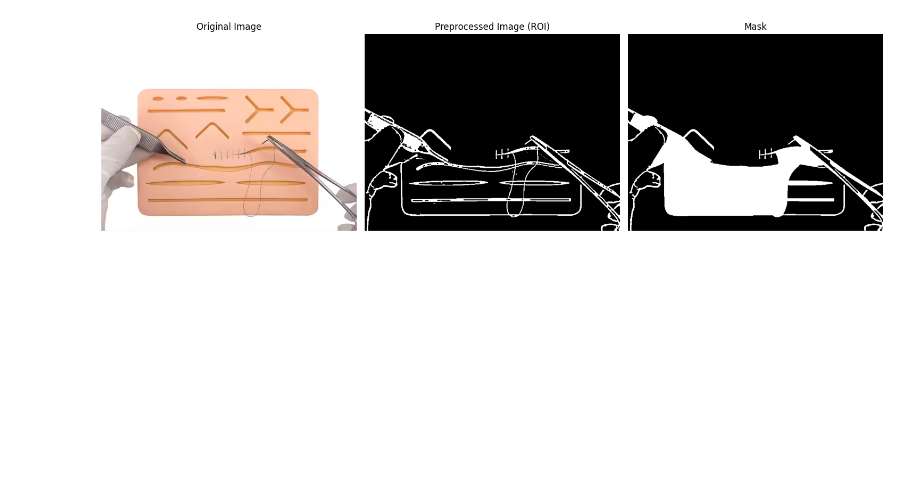
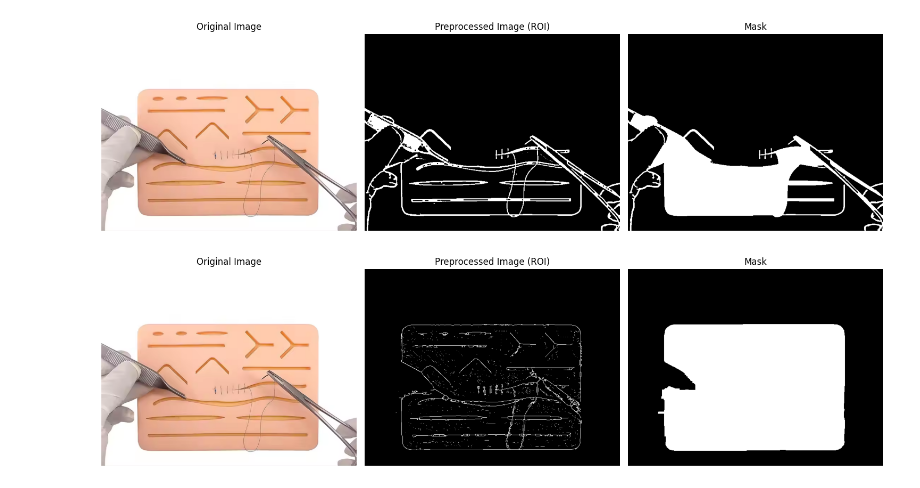
Before and after one commit to marindereggi/DragonHack-2025, a Jupyter notebook: demo.ipynb, the cells around one changed output. Cells and saved outputs as stored; diff of their text form; code cells hidden in the pictures; blank space fills up the shorter version.

Commit message:
Improved image preprocessing

```diff
--- a/demo.ipynb
+++ b/demo.ipynb
@@ -67,3 +139,30 @@ plt.show()
+# %%
+# Display the original image (convert from BGR to RGB for proper display)
+plt.figure(figsize=(15, 5))
+plt.subplot(1, 3, 1)
+plt.imshow(cv2.cvtColor(image, cv2.COLOR_BGR2RGB))
+plt.title('Original Image')
+plt.axis('off')
+
+# Process the image
+roi, mask = enhanced_preprocess_image(image)
+
+# Display the preprocessed result
+plt.subplot(1, 3, 2)
+plt.imshow(roi, cmap='gray')
+plt.title('Preprocessed Image (ROI)')
+plt.axis('off')
+
+# Display the mask
+plt.subplot(1, 3, 3)
+plt.imshow(mask, cmap='gray')
+plt.title('Mask')
+plt.axis('off')
+
+plt.tight_layout()
+plt.show()
+# %% [output]
+[figure, added]
 # %%
 def detect_sutures_traditional(preprocessed_image):
     # Use Hough Line Transform to detect lines
```
Also changed, not shown: parts of 3 cells of this notebook.
